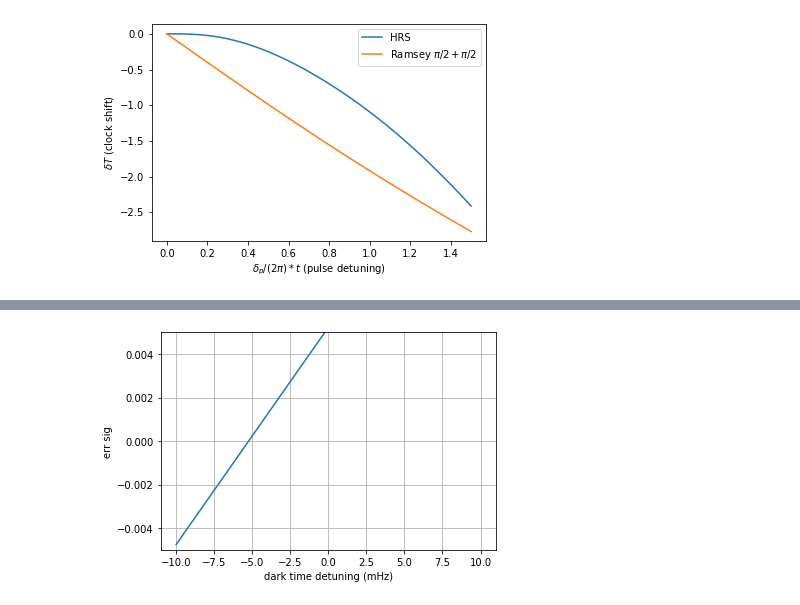
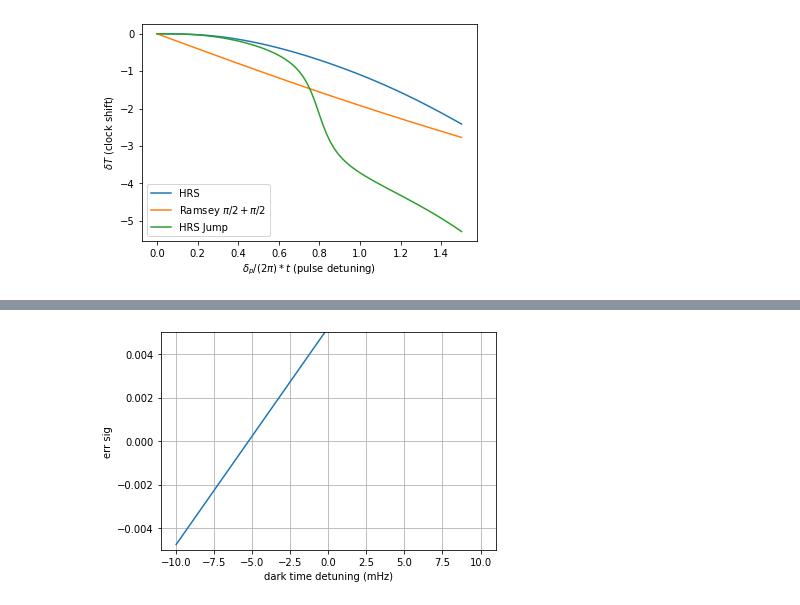
Before and after one commit to marklide/ShiftCancellation, a Jupyter notebook: Fixed_Pulse_Detuning_(notLSEE).ipynb, the cells around one changed output, grey strips where cells are left out. Drawn from its saved outputs; the diff is of its cells as text; code cells hidden in the pictures.

```diff
--- a/Fixed_Pulse_Detuning_(notLSEE).ipynb
+++ b/Fixed_Pulse_Detuning_(notLSEE).ipynb
@@ -188,13 +188,13 @@ deltas = np.zeros(pts)
 delta3s = np.zeros(pts)
 #delta2s = np.zeros(pts)
 #delta4s = np.zeros(pts)
-guesstol = 0.1
+guessTol = 0.1
 x0 = -0.1
 x1 = 0.1
 
 for ii in range(pts):
     print(delPs[ii])
-    delta3s[ii] = sp.optimize.root_scalar(RamseyErrSig2, args=(psi0, t1, T, t2, delPs[ii], Omega0, eta, nbar0, nbarf, Ncut), bracket=[x0,x1], xtol = tol).root
+    delta3s[ii] = sp.optimize.root_scalar(RamseyErrSig2, args=(psi0, t1, T, t2, delPs[ii], Omega0, eta, nbar0, nbarf, Ncut), bracket=[x0,x1]).root
     #deltas[ii] = sp.optimize.root_scalar(HRJumpThermErrSig2, args=(psi0, t1, T, t2, delPs[ii], Omega0, eta, nbar0, nbarf, Ncut), bracket=[x0,x1], xtol = tol).root
     print(delta3s[ii])
     x0 = delta3s[ii] - guessTol
@@ -228,7 +220,7 @@ nbar0 = 0
 nbarf = 0
 psi0 = psi(0.0, 1.0)
 t1 = np.pi/2.0
-t2 =3.0*t1
+t2 = 3.0*t1
 Omega0 = 1.0 #hz
 T = 1.0
 eta = 0.0
@@ -239,16 +231,17 @@ deltas = np.zeros(pts)
 #delta3s = np.zeros(pts)
 #delta2s = np.zeros(pts)
 #delta4s = np.zeros(pts)
-guesstol = 10.0e-3
+guessTol = 10.0e-1
 x0 = -0.1
 x1 = 0.1
 
 for ii in range(pts):
-    print(delPs[ii])
-    deltas[ii] = sp.optimize.root_scalar(RamseyErrSig, args=(psi0, t1, T, t2, delPs[ii], Omega0, eta, nbar0, nbarf, Ncut), bracket=[x0,x1], xtol = tol).root
+    #print(delPs[ii])
+    deltas[ii] = sp.optimize.root_scalar(RamseyErrSig, args=(psi0, t1, T, t2, delPs[ii], Omega0, eta, nbar0, nbarf, Ncut), bracket=[x0,x1]).root
     #deltas[ii] = sp.optimize.root_scalar(HRJumpThermErrSig2, args=(psi0, t1, T, t2, delPs[ii], Omega0, eta, nbar0, nbarf, Ncut), bracket=[x0,x1], xtol = tol).root
     print(deltas[ii])
     x0 = deltas[ii] - guessTol
     x1 = deltas[ii] + guessTol
+    print(x0,x1)
 # %% [output]
 0.0
@@ -270,0 +311,28 @@ for ii in range(pts):
+# %%
+Ncut = 1
+nbar0 = 0
+nbarf = 0
+psi0 = psi(0.0, 1.0)
+t1 = np.pi/2.0
+t2 = t1
+Omega0 = 1.0 #hz
+T = 1.0
+eta = 0.0
+
+pts = 80
+delPs = np.linspace(0, 1.5,pts)
+delta1s = np.zeros(pts)
+#delta3s = np.zeros(pts)
+#delta2s = np.zeros(pts)
+#delta4s = np.zeros(pts)
+guessTol = 10.0e-1
+x0 = -0.1
+x1 = 0.1
+
+for ii in range(pts):
+    print(delPs[ii])
+    delta1s[ii] = sp.optimize.root_scalar(RamseyErrSig, args=(psi0, t1, T, t2, delPs[ii], Omega0, eta, nbar0, nbarf, Ncut), bracket=[x0,x1]).root
+    #deltas[ii] = sp.optimize.root_scalar(HRJumpThermErrSig2, args=(psi0, t1, T, t2, delPs[ii], Omega0, eta, nbar0, nbarf, Ncut), bracket=[x0,x1], xtol = tol).root
+    print(delta1s[ii])
+    x0 = delta1s[ii] - guessTol
+    x1 = delta1s[ii] + guessTol
@@ -271,11 +357,14 @@ for ii in range(pts):
 # %%
 plt.plot(delPs, deltas, label="HRS")
 plt.plot(delPs, delta1s, label=r"Ramsey $\pi/2 + \pi/2$")
+plt.plot(delPs, delta2s, label=r"HRS Jump")
+
 plt.xlabel(r"$\delta_p/(2\pi)*t$ (pulse detuning)")
 plt.ylabel(r"$\delta T $ (clock shift)")
+plt.xlim
 plt.legend()
 plt.show()
 # %% [output]
-[figure, old version]
+[figure, new version]
 # %%
 optimizeDelp(20e-3, 500e-3, 1.0, 0.05, 0.0, 40, 601)
```
Also changed, not shown: parts of 25 cells of this notebook, 5 other files.
